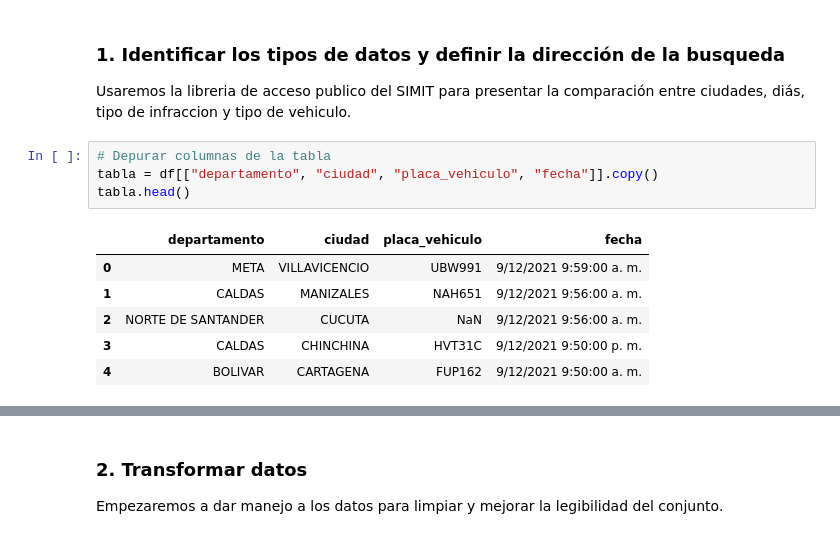
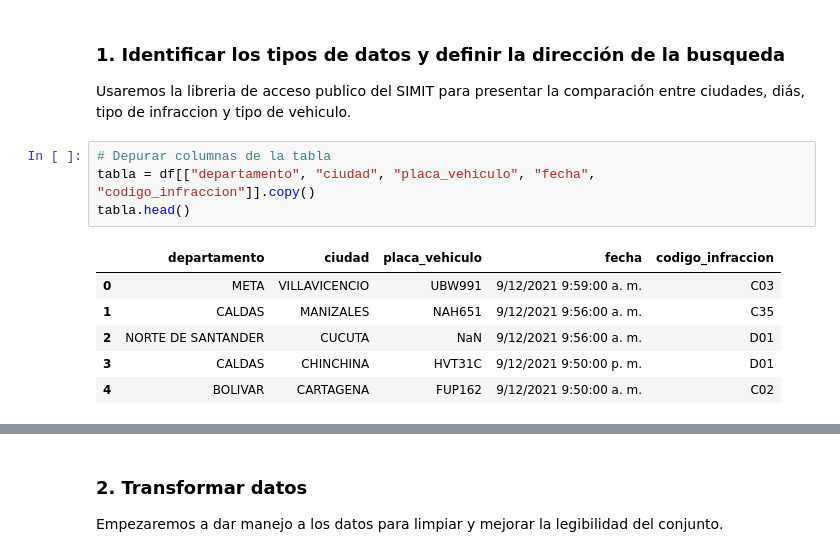
Before and after one commit to cristiancamiloosoriohernandez/Taller-4---Consumo-de-API-Power-BI, a Jupyter notebook: Consumo_de_API_+_Powr_BI.ipynb, the cells around one changed output, grey strips where cells are left out. Saved outputs shown, nothing was run; the diff lists cells and outputs as text.

```diff
--- a/Consumo_de_API_+_Powr_BI.ipynb
+++ b/Consumo_de_API_+_Powr_BI.ipynb
@@ -67,15 +67,15 @@ df.head()
 Usaremos la libreria de acceso publico del SIMIT para presentar la comparación entre ciudades, diás, tipo de infraccion y tipo de vehiculo.
 # %%
 # Depurar columnas de la tabla
-tabla = df[["departamento", "ciudad", "placa_vehiculo", "fecha"]].copy()
+tabla = df[["departamento", "ciudad", "placa_vehiculo", "fecha", "codigo_infraccion"]].copy()
 tabla.head()
 # %% [output]
-|  | departamento | ciudad | placa_vehiculo | fecha |
-| 0 | META | VILLAVICENCIO | UBW991 | 9/12/2021 9:59:00 a. m. |
-| 1 | CALDAS | MANIZALES | NAH651 | 9/12/2021 9:56:00 a. m. |
-| 2 | NORTE DE SANTANDER | CUCUTA | NaN | 9/12/2021 9:56:00 a. m. |
-| 3 | CALDAS | CHINCHINA | HVT31C | 9/12/2021 9:50:00 p. m. |
-| 4 | BOLIVAR | CARTAGENA | FUP162 | 9/12/2021 9:50:00 a. m. |
+|  | departamento | ciudad | placa_vehiculo | fecha | codigo_infraccion |
+| 0 | META | VILLAVICENCIO | UBW991 | 9/12/2021 9:59:00 a. m. | C03 |
+| 1 | CALDAS | MANIZALES | NAH651 | 9/12/2021 9:56:00 a. m. | C35 |
+| 2 | NORTE DE SANTANDER | CUCUTA | NaN | 9/12/2021 9:56:00 a. m. | D01 |
+| 3 | CALDAS | CHINCHINA | HVT31C | 9/12/2021 9:50:00 p. m. | D01 |
+| 4 | BOLIVAR | CARTAGENA | FUP162 | 9/12/2021 9:50:00 a. m. | C02 |
 # %%
 # Entender datos de la tabla
 tabla.info()
```
Also changed, not shown: parts of 12 cells of this notebook.
